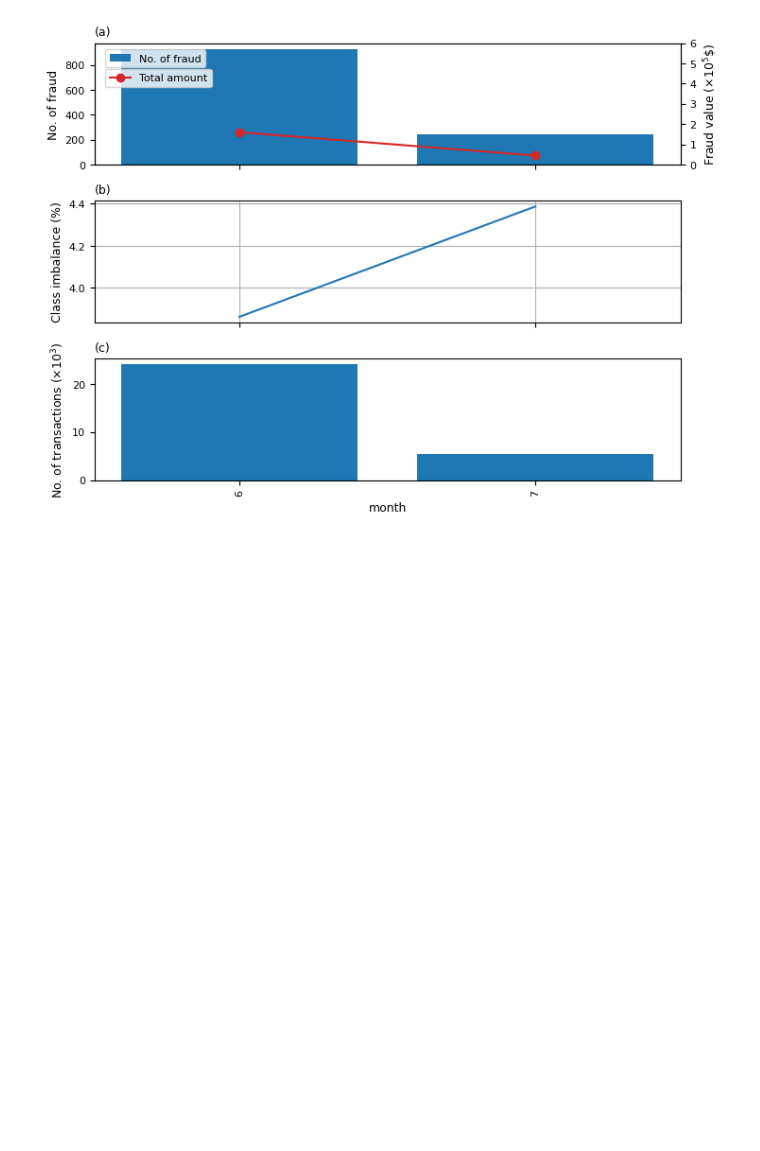
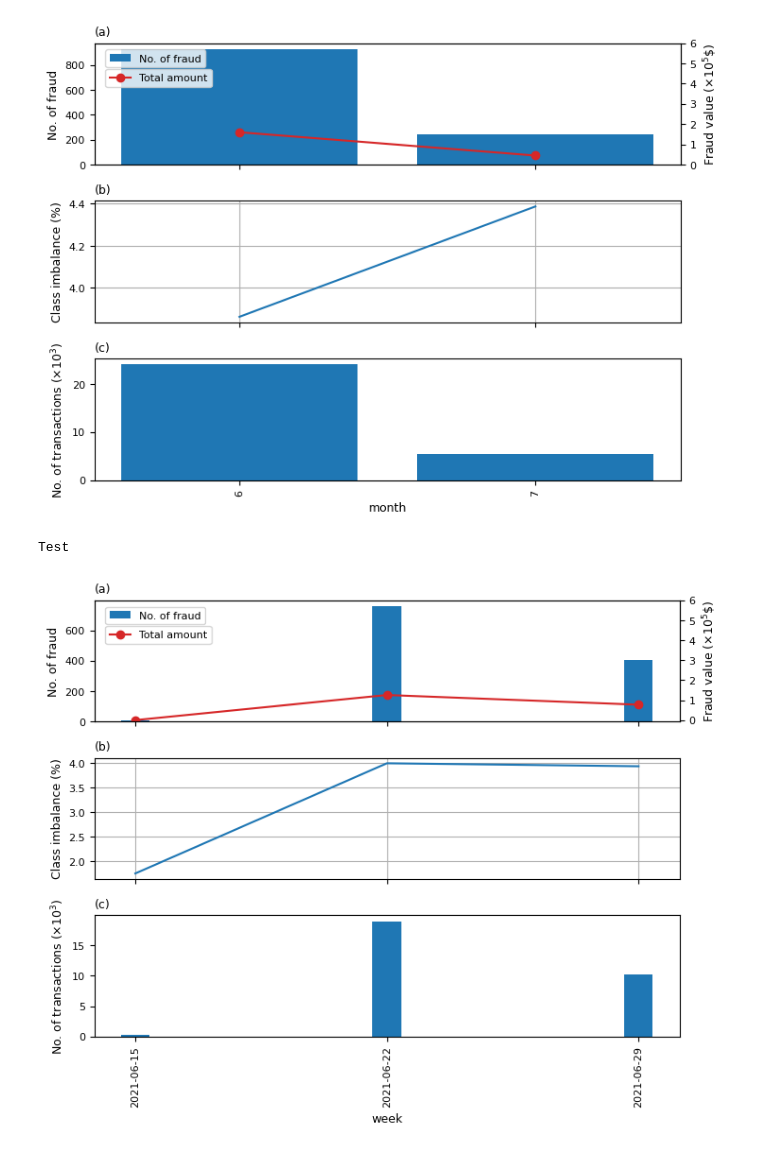
Before and after one commit to elohimfr/algo_assurance, a Jupyter notebook: FDB_IEEECIS.ipynb, the cells around one changed output. Saved outputs shown, nothing was run; the diff lists cells and outputs as text; code cells hidden in the pictures; blank space fills up the shorter version.

```diff
--- a/FDB_IEEECIS.ipynb
+++ b/FDB_IEEECIS.ipynb
@@ -241,3 +270,9 @@ plot_fraud(test_df, tw='month')
 # %% [output]
 Test
 [figure]
+# %%
+print('Test')
+plot_fraud(test_df, tw='week')
+# %% [output]
+Test
+[figure, added]
```
Also changed, not shown: parts of 12 cells of this notebook, 3 other files.
